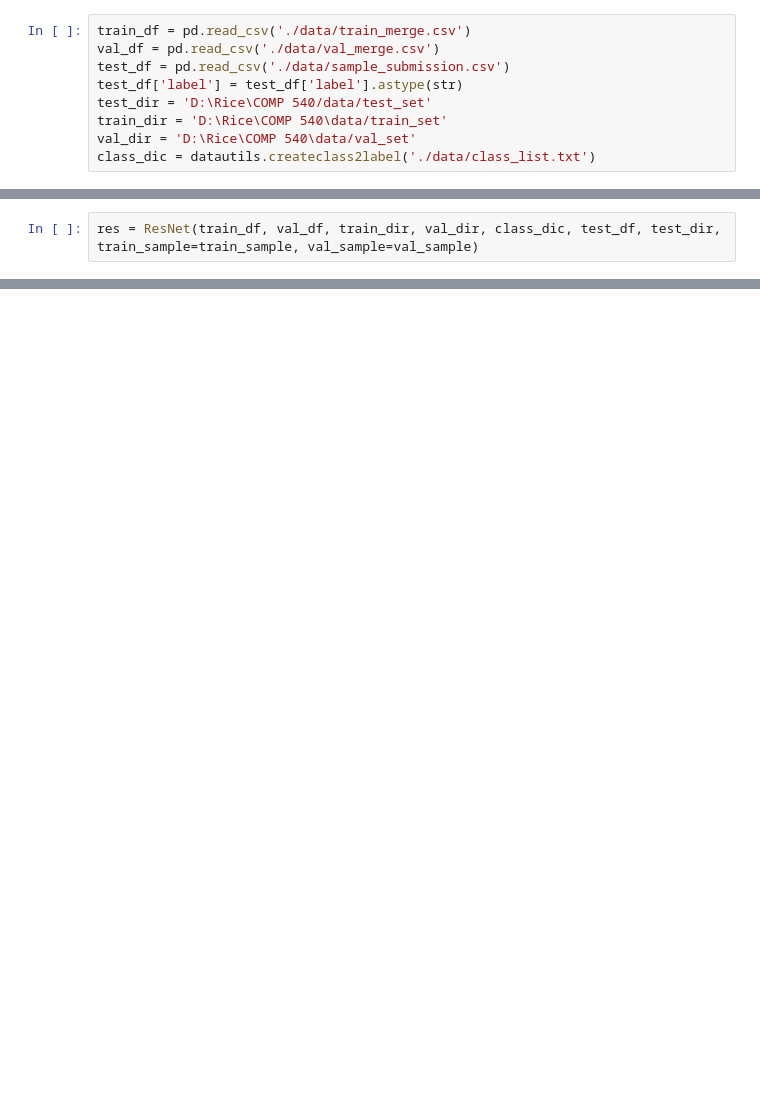
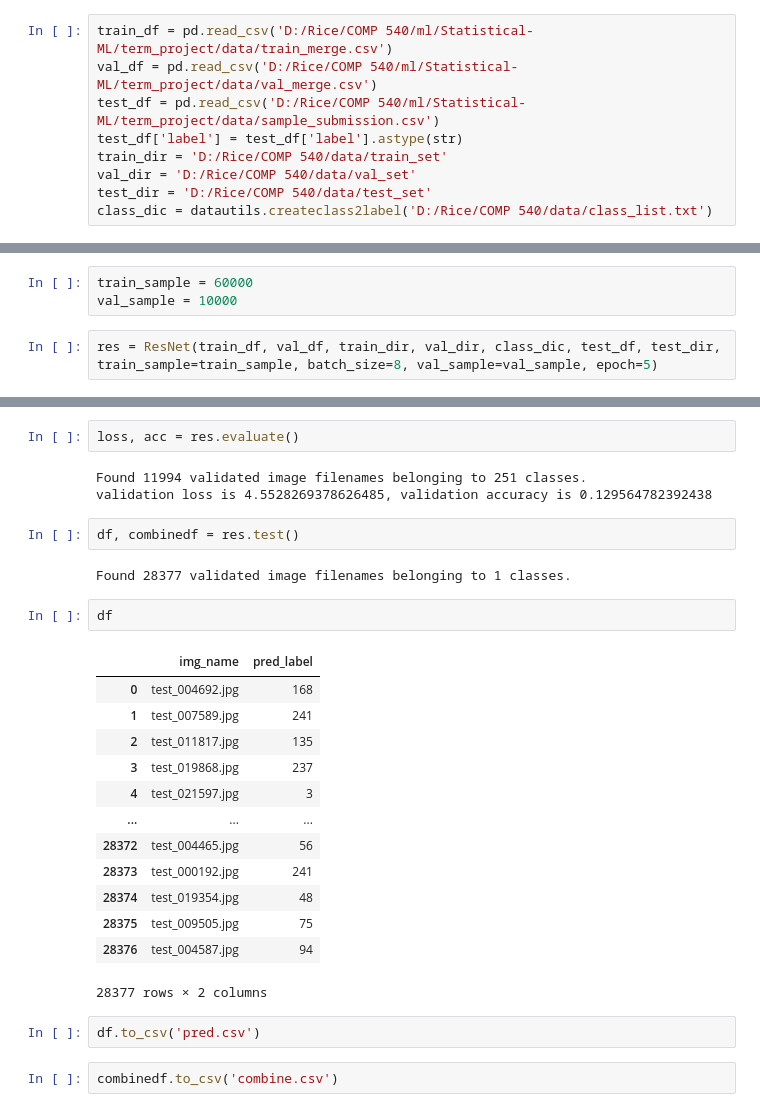
Before and after one commit to JavisDaDa/Statistical-ML, a Jupyter notebook: term_project/ResNet.ipynb, the cells around one changed output, grey strips where cells are left out. Cells and saved outputs as stored; diff of their text form; blank space fills up the shorter version.

Commit message:
Term_project HW5

```diff
--- a/term_project/ResNet.ipynb
+++ b/term_project/ResNet.ipynb
@@ -36,9 +99,9 @@ plt.rcParams['image.cmap'] = 'gray'
 # %%
-train_df = pd.read_csv('./data/train_merge.csv')
-val_df = pd.read_csv('./data/val_merge.csv')
-test_df = pd.read_csv('./data/sample_submission.csv')
+train_df = pd.read_csv('D:/Rice/COMP 540/ml/Statistical-ML/term_project/data/train_merge.csv')
+val_df = pd.read_csv('D:/Rice/COMP 540/ml/Statistical-ML/term_project/data/val_merge.csv')
+test_df = pd.read_csv('D:/Rice/COMP 540/ml/Statistical-ML/term_project/data/sample_submission.csv')
 test_df['label'] = test_df['label'].astype(str)
-test_dir = 'D:\Rice\COMP 540/data/test_set'
-train_dir = 'D:\Rice\COMP 540\data/train_set'
-val_dir = 'D:\Rice\COMP 540\data/val_set'
-class_dic = datautils.createclass2label('./data/class_list.txt')
+train_dir = 'D:/Rice/COMP 540/data/train_set'
+val_dir = 'D:/Rice/COMP 540/data/val_set'
+test_dir = 'D:/Rice/COMP 540/data/test_set'
+class_dic = datautils.createclass2label('D:/Rice/COMP 540/data/class_list.txt')
@@ -48,2 +108,5 @@ val_sample = len(val_df)
+# %%
+train_sample = 60000
+val_sample = 10000
 # %%
-res = ResNet(train_df, val_df, train_dir, val_dir, class_dic, test_df, test_dir, train_sample=train_sample, val_sample=val_sample)
+res = ResNet(train_df, val_df, train_dir, val_dir, class_dic, test_df, test_dir, train_sample=train_sample, batch_size=8, val_sample=val_sample, epoch=5)
@@ -81,0 +151,29 @@ KeyboardInterrupt:
+# %%
+loss, acc = res.evaluate()
+# %% [output]
+Found 11994 validated image filenames belonging to 251 classes.
+validation loss is 4.5528269378626485, validation accuracy is 0.129564782392438
+# %%
+df, combinedf = res.test()
+# %% [output]
+Found 28377 validated image filenames belonging to 1 classes.
+# %%
+df
+# %% [output]
+|  | img_name | pred_label |
+| 0 | test_004692.jpg | 168 |
+| 1 | test_007589.jpg | 241 |
+| 2 | test_011817.jpg | 135 |
+| 3 | test_019868.jpg | 237 |
+| 4 | test_021597.jpg | 3 |
+| ... | ... | ... |
+| 28372 | test_004465.jpg | 56 |
+| 28373 | test_000192.jpg | 241 |
+| 28374 | test_019354.jpg | 48 |
+| 28375 | test_009505.jpg | 75 |
+| 28376 | test_004587.jpg | 94 |
+28377 rows × 2 columns
+# %%
+df.to_csv('pred.csv')
+# %%
+combinedf.to_csv('combine.csv')
```
Also changed, not shown: parts of 33 cells of this notebook, 29 other files.
